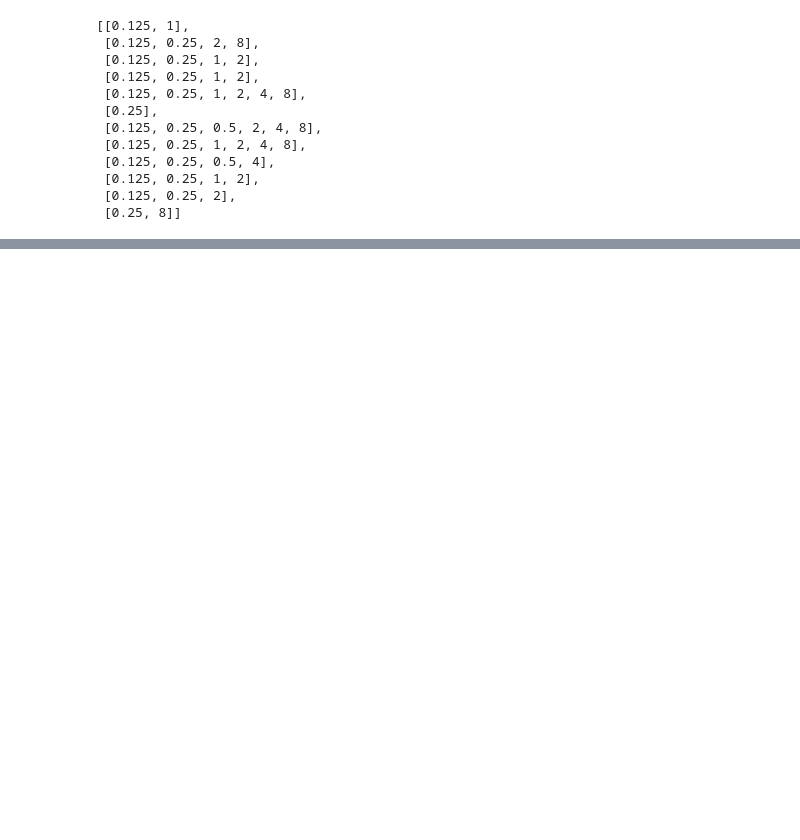
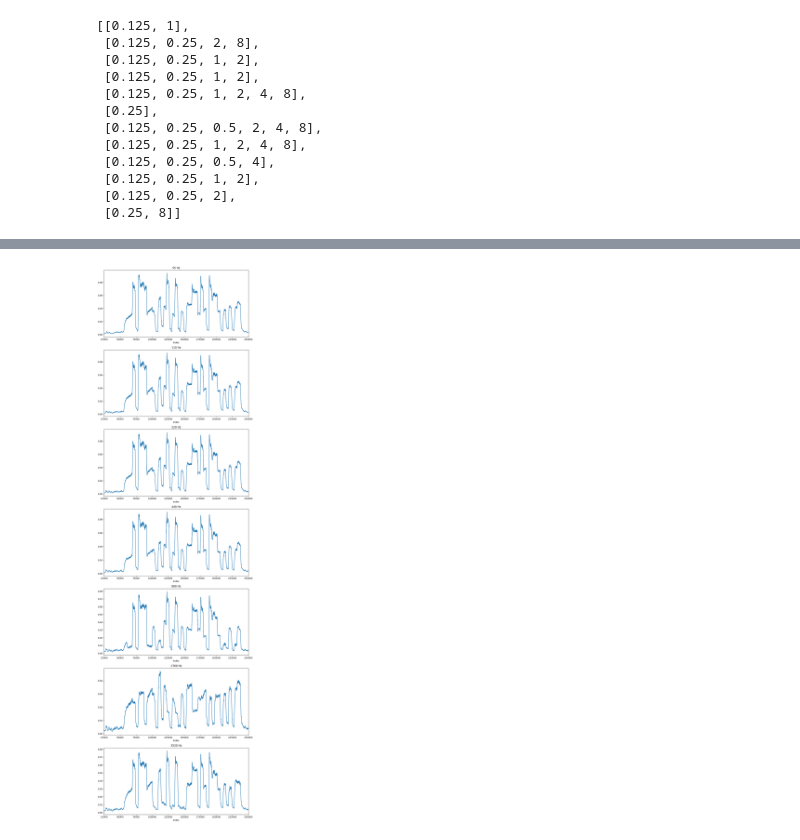
Before and after one commit to swo/modem, a Jupyter notebook: eda.ipynb, the cells around one changed output, grey strips where cells are left out. Cells and saved outputs as stored; diff of their text form; code cells hidden in the pictures; blank space fills up the shorter version.

```diff
--- a/eda.ipynb
+++ b/eda.ipynb
@@ -56,0 +123,7 @@ play_tone(
+# %%
+freq = 44100
+duration = 7
+recording = sd.rec(int(duration * freq), samplerate=freq, channels=1)
+sd.wait()
+
+recording
@@ -56,0 +140,15 @@ play_tone(
+# %%
+fig, axs = plt.subplots(len(freqs), 1, figsize=(10, 5 * len(freqs)))
+
+for i, freq in enumerate(freqs):
+    s = extract_signal(recording[:, 0], freq, quality=1)
+    y = moving_average(np.abs(s), 1000)
+    axs[i].plot(y)
+    axs[i].set_xlabel('Index')
+    axs[i].set_xlim(25e3, 250e3)
+    axs[i].set_title(f'{freq} Hz')
+
+plt.tight_layout()
+plt.show()
+# %% [output]
+[figure, added]
```
Also changed, not shown: parts of 11 cells of this notebook, 4 other files.
